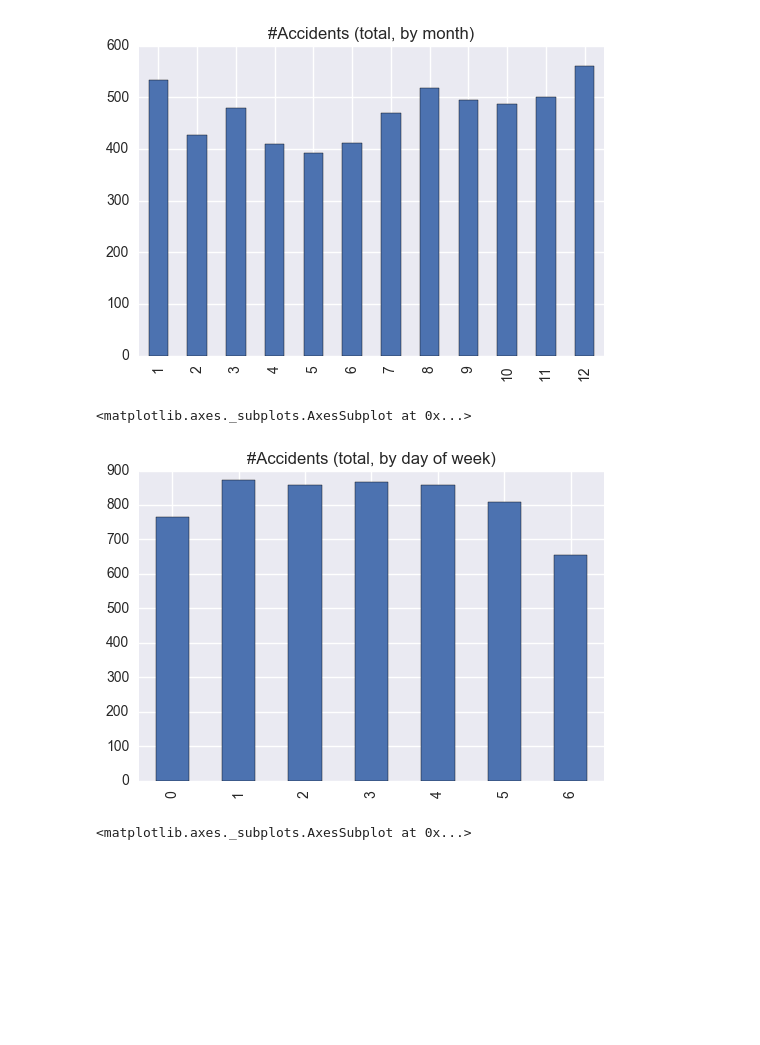
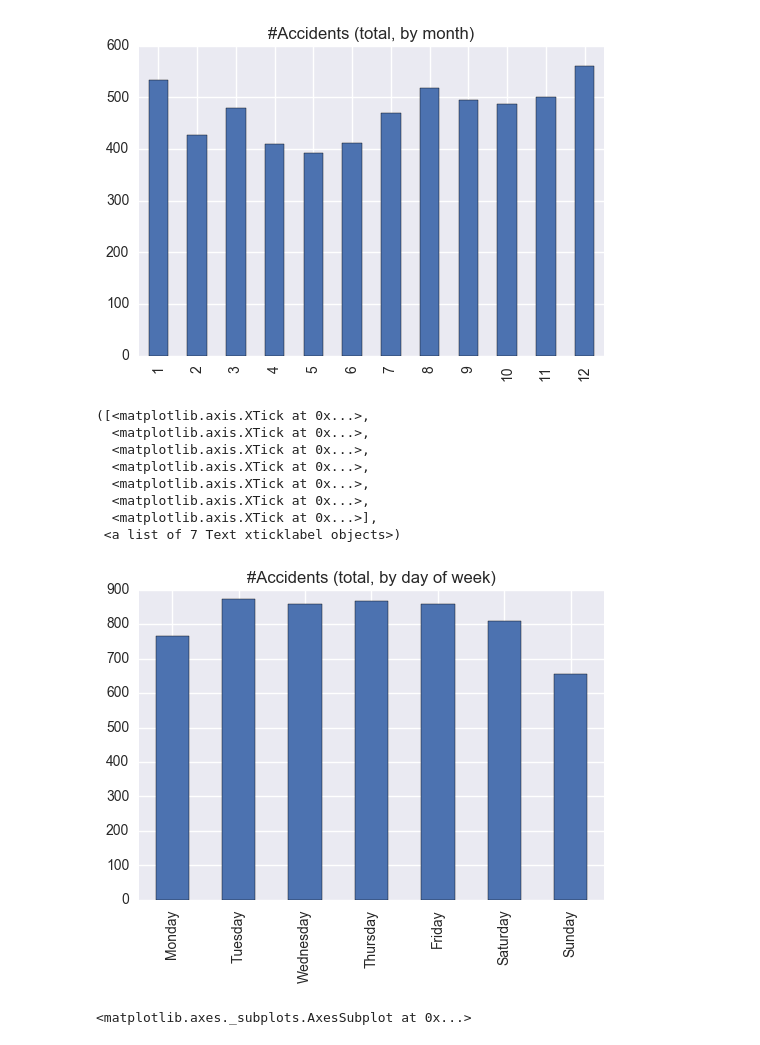
Before and after one commit to DanilBaibak/crash_planes, a Jupyter notebook: planecrashinfo.ipynb, the cells around one changed output. Saved outputs shown, nothing was run; the diff lists cells and outputs as text; code cells hidden in the pictures; blank space fills up the shorter version.

Commit message:
Added couple of the new charts

```diff
--- a/planecrashinfo.ipynb
+++ b/planecrashinfo.ipynb
@@ -66,9 +66,17 @@ s.plot.bar(title='#Accidents (total, by month)')
 # %%
 s = df.groupby(df.index.weekday).size()
 s.plot.bar(title='#Accidents (total, by day of week)')
+plt.xticks([0, 1, 2, 3, 4, 5, 6], ['Monday', 'Tuesday', 'Wednesday', 'Thursday', 'Friday', 'Saturday', 'Sunday'])
 # %% [output]
-<matplotlib.axes._subplots.AxesSubplot at 0x...>
+([<matplotlib.axis.XTick at 0x...>,
+  <matplotlib.axis.XTick at 0x...>,
+  <matplotlib.axis.XTick at 0x...>,
+  <matplotlib.axis.XTick at 0x...>,
+  <matplotlib.axis.XTick at 0x...>,
+  <matplotlib.axis.XTick at 0x...>,
+  <matplotlib.axis.XTick at 0x...>],
+ <a list of 7 Text xticklabel objects>)
-[figure, old version]
+[figure, new version]
 # %%
 s = df.groupby(df.index.day).size()
 s.plot.bar(title='#Accidents (total, by day)')
```
Also changed, not shown: parts of 5 cells of this notebook.
